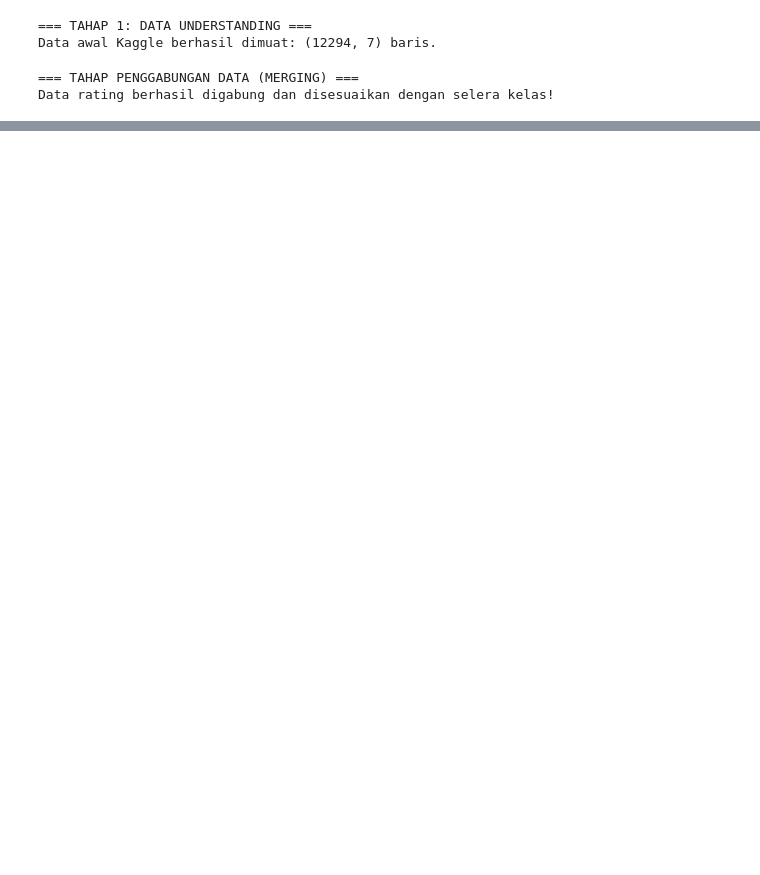
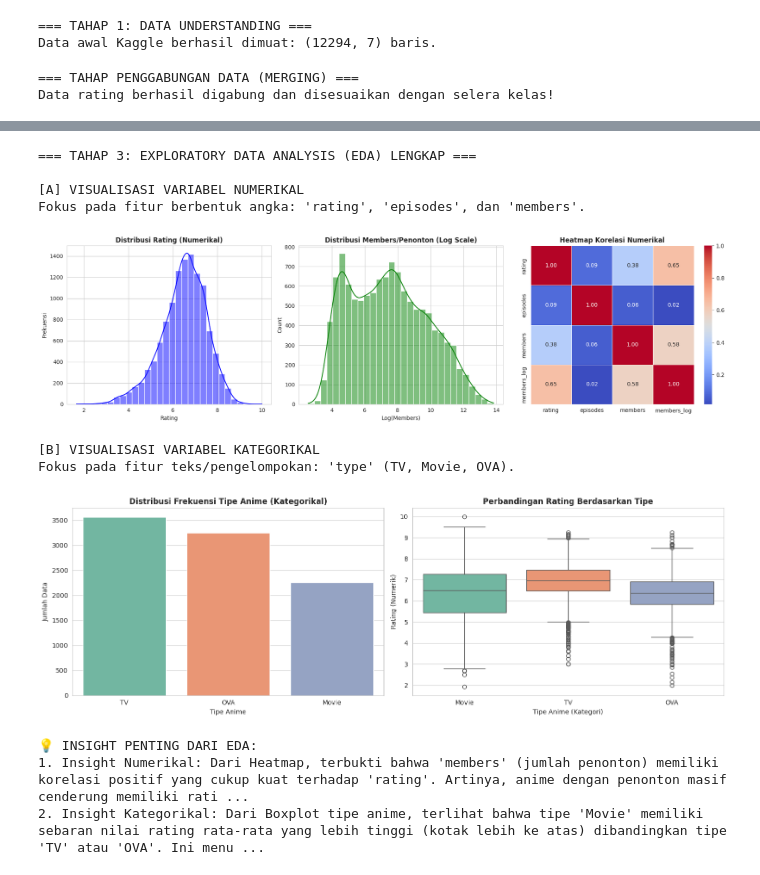
Before and after one commit to Adamachmad/F1G123047, a Jupyter notebook: Copy_of_F1G123047_KHALIFAH_ADAM_AHMAD_T3_ML_Regresi_Anime_90_.ipynb, the cells around one changed output, grey strips where cells are left out. Cells and saved outputs as stored; diff of their text form; code cells hidden in the pictures; blank space fills up the shorter version.

```diff
--- a/Copy_of_F1G123047_KHALIFAH_ADAM_AHMAD_T3_ML_Regresi_Anime_90_.ipynb
+++ b/Copy_of_F1G123047_KHALIFAH_ADAM_AHMAD_T3_ML_Regresi_Anime_90_.ipynb
@@ -166,0 +98,75 @@ plt.show()
+# %%
+print("=== TAHAP 3: EXPLORATORY DATA ANALYSIS (EDA) LENGKAP ===")
+
+# Pembersihan ringan khusus untuk keperluan visualisasi EDA
+df_eda = df_anime.dropna().copy()
+df_eda = df_eda[df_eda['episodes'] != 'Unknown']
+df_eda['episodes'] = df_eda['episodes'].astype(int)
+df_eda['members_log'] = np.log1p(df_eda['members']) # Normalisasi members
+
+# --- 3.1 EDA UNTUK VARIABEL NUMERIKAL ---
+print("\n[A] VISUALISASI VARIABEL NUMERIKAL")
+print("Fokus pada fitur berbentuk angka: 'rating', 'episodes', dan 'members'.")
+
+sns.set_style("whitegrid")
+fig, axes = plt.subplots(1, 3, figsize=(18, 5)) # Membuat 3 kotak grafik
+
+# 1. Distribusi Target (Rating) diletakkan di kotak pertama (axes[0])
+sns.histplot(df_eda['rating'], bins=30, kde=True, ax=axes[0], color='blue')
+axes[0].set_title('Distribusi Rating (Numerikal)', fontweight='bold')
+axes[0].set_xlabel('Rating')
+axes[0].set_ylabel('Frekuensi')
+
+# 2. Distribusi Jumlah Penonton (Members) diletakkan di kotak kedua (axes[1])
+sns.histplot(df_eda['members_log'], bins=30, kde=True, ax=axes[1], color='green')
+axes[1].set_title('Distribusi Members/Penonton (Log Scale)', fontweight='bold')
+axes[1].set_xlabel('Log(Members)')
+
+# 3. Korelasi Antar Variabel Numerik (Heatmap) diletakkan di kotak ketiga (axes[2])
+korelasi = df_eda[['rating', 'episodes', 'members', 'members_log']].corr()
+sns.heatmap(korelasi, annot=True, cmap='coolwarm', fmt=".2f", ax=axes[2], linewidths=0.5)
+axes[2].set_title('Heatmap Korelasi Numerikal', fontweight='bold')
+
+plt.tight_layout()
+plt.show()
+
+# --- 3.2 EDA UNTUK VARIABEL KATEGORIKAL ---
+print("\n[B] VISUALISASI VARIABEL KATEGORIKAL")
+print("Fokus pada fitur teks/pengelompokan: 'type' (TV, Movie, OVA).")
+
+# Filter hanya 3 tipe utama agar grafik rapi
+df_eda_cat = df_eda[df_eda['type'].isin(['TV', 'Movie', 'OVA'])]
+
+fig, axes = plt.subplots(1, 2, figsize=(15, 5)) # Membuat 2 kotak grafik
+
+# 1. Countplot (Distribusi Frekuensi) diletakkan di kotak pertama (axes[0])
+sns.countplot(data=df_eda_cat, x='type', palette='Set2', order=df_eda_cat['type'].value_counts().index, ax=axes[0])
+axes[0].set_title('Distribusi Frekuensi Tipe Anime (Kategorikal)', fontweight='bold')
+axes[0].set_xlabel('Tipe Anime')
+axes[0].set_ylabel('Jumlah Data')
+
+# 2. Boxplot (Hubungan Kategorikal vs Numerikal Target) diletakkan di kotak kedua (axes[1])
+sns.boxplot(data=df_eda_cat, x='type', y='rating', palette='Set2', ax=axes[1])
+axes[1].set_title('Perbandingan Rating Berdasarkan Tipe', fontweight='bold')
+axes[1].set_xlabel('Tipe Anime (Kategori)')
+axes[1].set_ylabel('Rating (Numerik)')
+
+plt.tight_layout()
+plt.show()
+
+# --- 3.3 INSIGHT PENTING (SESUAI SYARAT TUGAS) ---
+print("\n💡 INSIGHT PENTING DARI EDA:")
+print("1. Insight Numerikal: Dari Heatmap, terbukti bahwa 'members' (jumlah penonton) memiliki korelasi positif yang cukup kuat terhadap 'rating'. Artinya, anime dengan penonton masif cenderung memiliki rating yang lebih tinggi.")
+print("2. Insight Kategorikal: Dari Boxplot tipe anime, terlihat bahwa tipe 'Movie' memiliki sebaran nilai rating rata-rata yang lebih tinggi (kotak lebih ke atas) dibandingkan tipe 'TV' atau 'OVA'. Ini menunjukkan bahwa variabel kategorikal 'type' sangat penting untuk digunakan oleh mesin dalam memprediksi target.")
+# %% [output]
+=== TAHAP 3: EXPLORATORY DATA ANALYSIS (EDA) LENGKAP ===
+
+[A] VISUALISASI VARIABEL NUMERIKAL
+Fokus pada fitur berbentuk angka: 'rating', 'episodes', dan 'members'.
+[figure, added]
+[B] VISUALISASI VARIABEL KATEGORIKAL
+Fokus pada fitur teks/pengelompokan: 'type' (TV, Movie, OVA).
+[figure, added]
+💡 INSIGHT PENTING DARI EDA:
+1. Insight Numerikal: Dari Heatmap, terbukti bahwa 'members' (jumlah penonton) memiliki korelasi positif yang cukup kuat terhadap 'rating'. Artinya, anime dengan penonton masif cenderung memiliki rati ...
+2. Insight Kategorikal: Dari Boxplot tipe anime, terlihat bahwa tipe 'Movie' memiliki sebaran nilai rating rata-rata yang lebih tinggi (kotak lebih ke atas) dibandingkan tipe 'TV' atau 'OVA'. Ini menu ...
```
Also changed, not shown: parts of 11 cells of this notebook.
